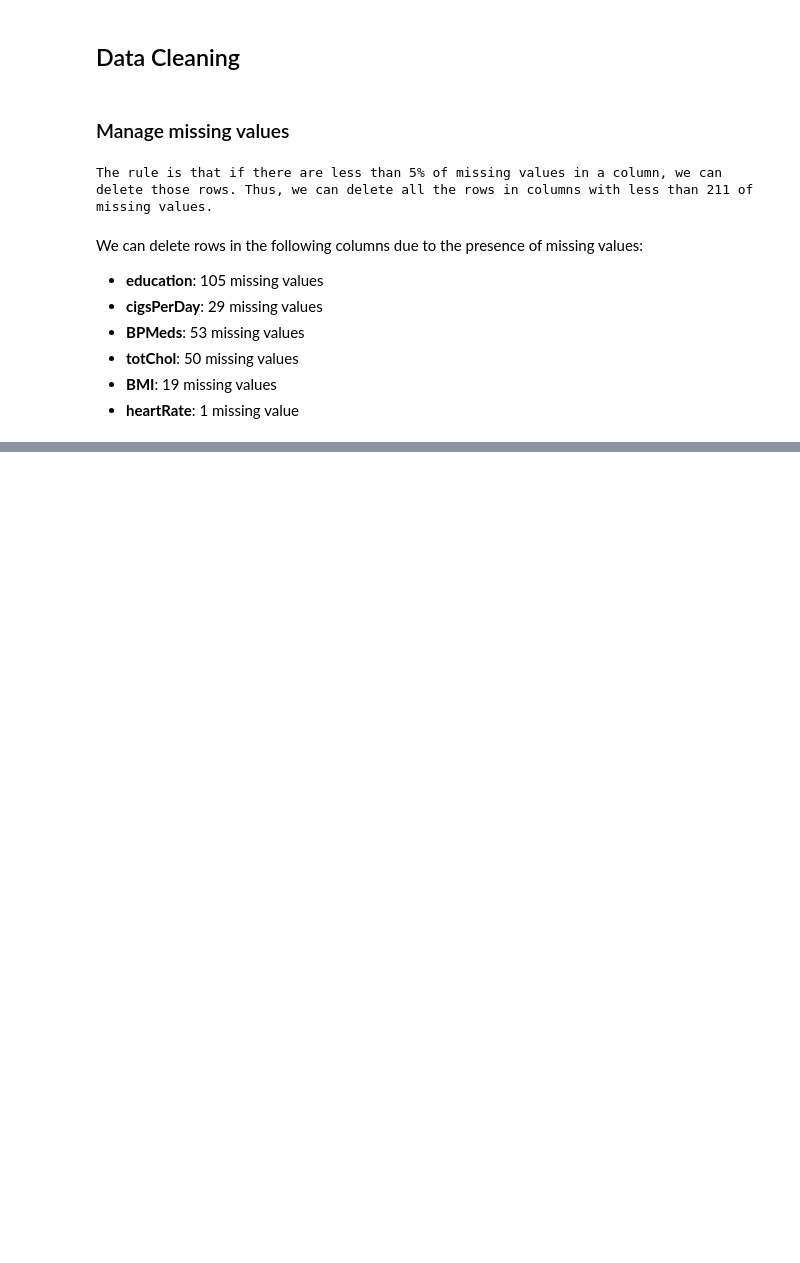
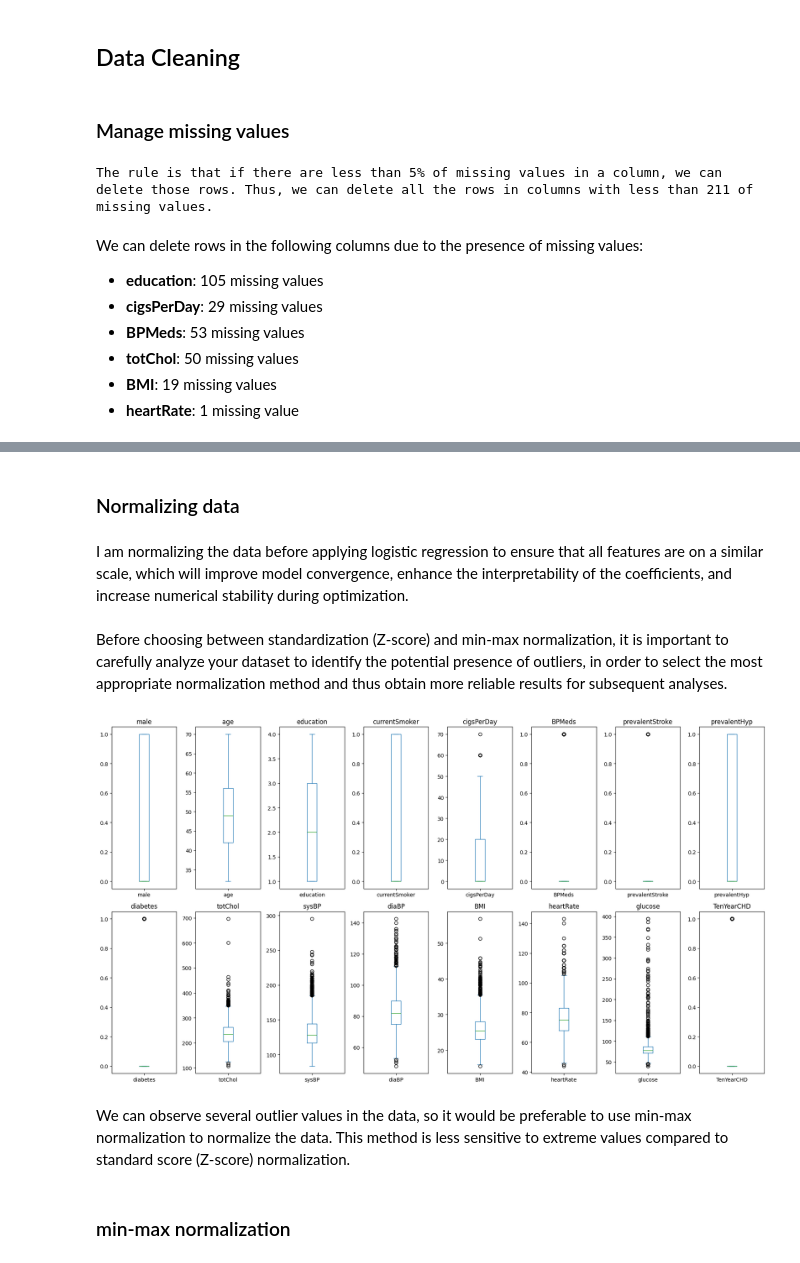
Before and after one commit to Mnr04/Kaggle_Projects, a Jupyter notebook: Predict_Heart_Disease.ipynb, the cells around one changed output, grey strips where cells are left out. Drawn from its saved outputs; the diff is of its cells as text; code cells hidden in the pictures; blank space fills up the shorter version.

```diff
--- a/Predict_Heart_Disease.ipynb
+++ b/Predict_Heart_Disease.ipynb
@@ -140,3 +142,5 @@ We can delete rows in the following columns due to the presence of missing value
 - **totChol**: 50 missing values
 - **BMI**: 19 missing values
 - **heartRate**: 1 missing value
+# %%
+df_clean = df.dropna(subset=["education","cigsPerDay","BPMeds","totChol","BMI","heartRate"])
@@ -142,0 +169,4 @@ We can delete rows in the following columns due to the presence of missing value
+# %%
+# Calculate the means of the gulcose columns
+mean_glucose = df_clean["glucose"].mean()
+mean_glucose
@@ -142,0 +175,3 @@ We can delete rows in the following columns due to the presence of missing value
+# %%
+# Replace the missing values in 'glucose' with the mean.
+df_clean["glucose"]  = df_clean["glucose"].fillna(mean_glucose)
@@ -142,0 +204,27 @@ We can delete rows in the following columns due to the presence of missing value
+# %% [markdown]
+### Normalizing data
+# %% [markdown]
+I am normalizing the data before applying logistic regression to ensure that all features are on a similar scale, which will improve model convergence, enhance the interpretability of the coefficients, and increase numerical stability during optimization.
+# %% [markdown]
+Before choosing between standardization (Z-score) and min-max normalization, it is important to carefully analyze your dataset to identify the potential presence of outliers, in order to select the most appropriate normalization method and thus obtain more reliable results for subsequent analyses.
+# %%
+num_cols = len(df_clean.columns)
+num_rows = 2
+num_cols_per_row = 8
+
+fig, axes = plt.subplots(nrows=num_rows, ncols=num_cols_per_row, figsize=(18, 10))
+
+for i, col in enumerate(df.columns):
+    row = i // num_cols_per_row
+    col_idx = i % num_cols_per_row
+    df[col].plot(kind='box', ax=axes[row, col_idx])
+    axes[row, col_idx].set_title(col)
+
+plt.tight_layout()
+plt.show()
+# %% [output]
+[figure, added]
+# %% [markdown]
+We can observe several outlier values in the data, so it would be preferable to use min-max normalization to normalize the data. This method is less sensitive to extreme values compared to standard score (Z-score) normalization.
+# %% [markdown]
+### min-max normalization
```
Also changed, not shown: parts of 6 cells of this notebook.
